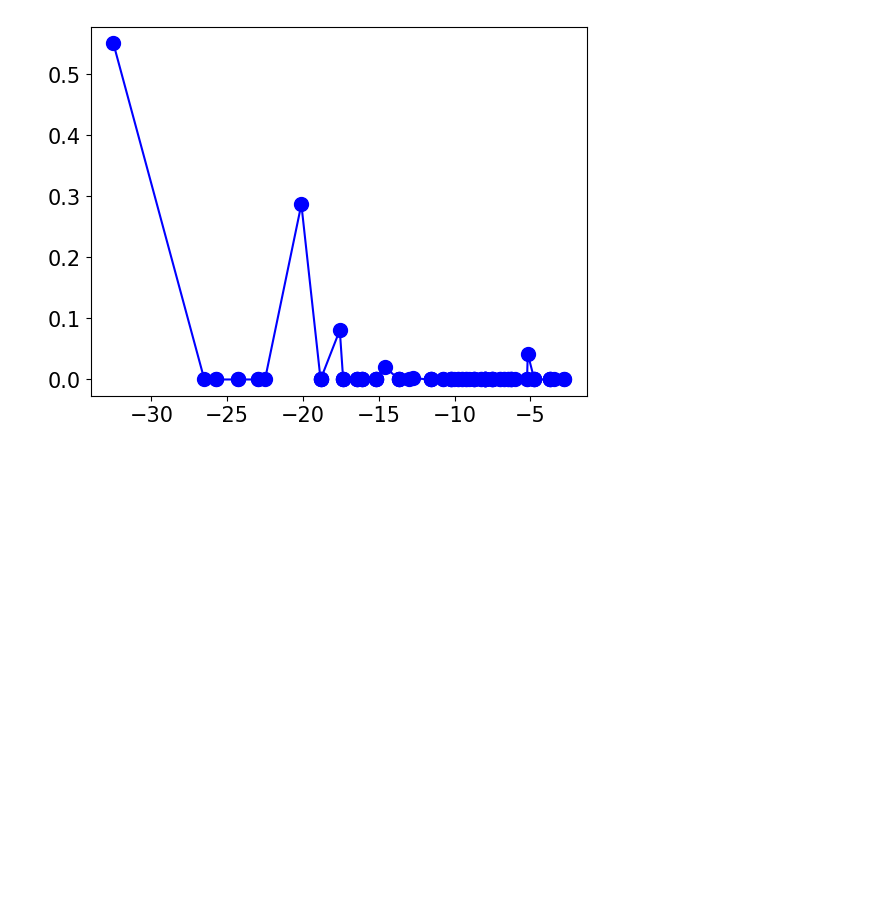
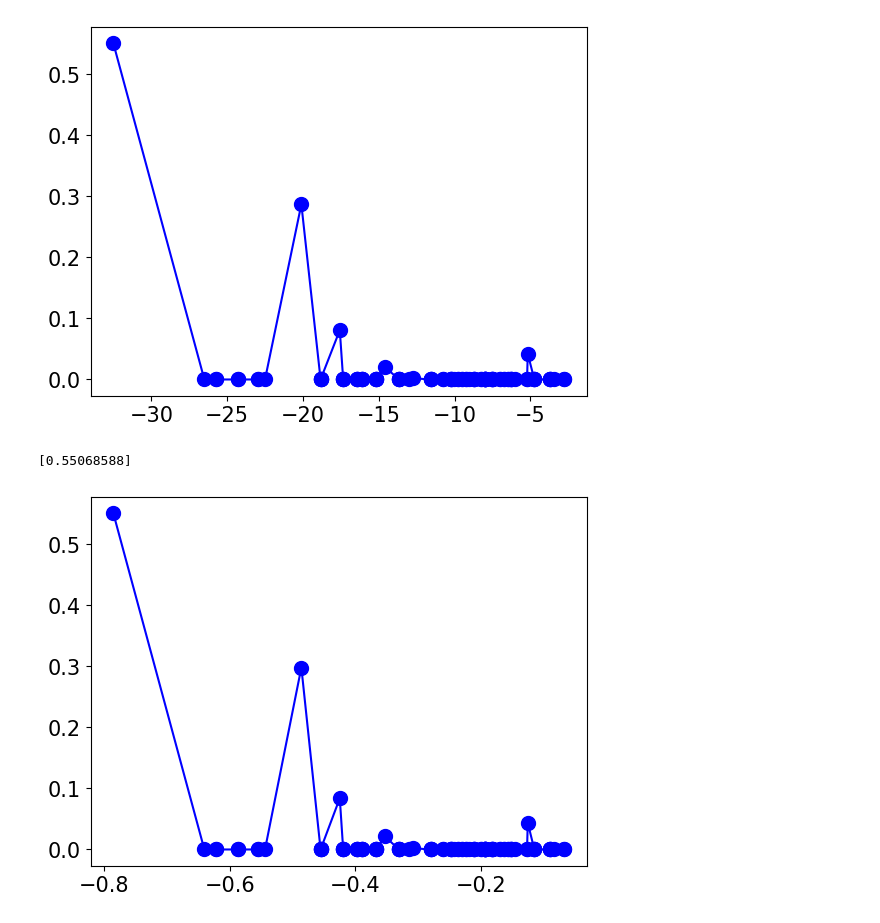
Before and after one commit to zhiyanding/QCELS, a Jupyter notebook: compare_QCELS_QPE_tfim_8sites.ipynb, the cells around one changed output. Saved outputs shown, nothing was run; the diff lists cells and outputs as text; code cells hidden in the pictures; blank space fills up the shorter version.

```diff
--- a/compare_QCELS_QPE_tfim_8sites.ipynb
+++ b/compare_QCELS_QPE_tfim_8sites.ipynb
@@ -19,26 +19,30 @@ matplotlib.rcParams['lines.markersize'] = 10
 # %%
 num_sites = 8
 J = 1.0
 g = 4.0
 
 num_eigenstates_max = 100
 
 ham0 = tfim_1d.generate_ham(num_sites, J, 1.0)
 ground_state_0 = ham0.eigsh(k=1,which="SA")[1][:,0]
 
 ham = tfim_1d.generate_ham(num_sites, J, g)
 if( num_eigenstates_max > ham.shape[0] // 2):
     eigenenergies, eigenstates = ham.eigh()
 else:
     eigenenergies, eigenstates = ham.eigsh(k=num_eigenstates_max,which="SA")
 ground_state = eigenstates[:,0]
 
 population_raw = np.abs(np.dot(eigenstates.conj().T, ground_state_0))**2
 
 plt.plot(eigenenergies,population_raw,'b-o');plt.show()
 
 spectrum, population = generate_spectrum_population(eigenenergies, population_raw,
-                                                    population_raw[0], population_raw[1])
+                                                    [population_raw[0]])
+
+plt.plot(spectrum, population,'b-o');plt.show()
 # %% [output]
 [figure]
+[0.55068588]
+[figure, added]
 # %%
```
Also changed, not shown: parts of 2 cells of this notebook, 4 other files.
